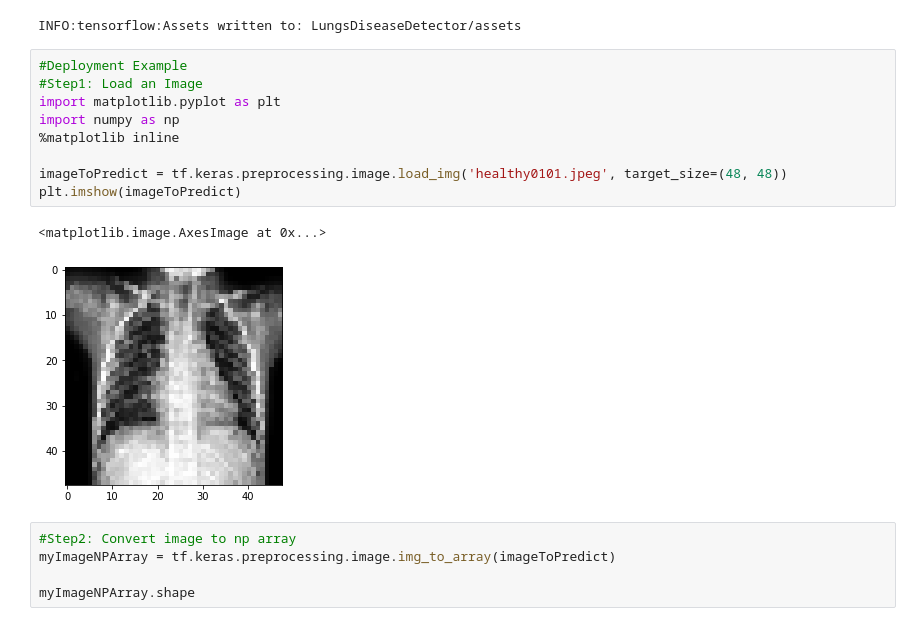
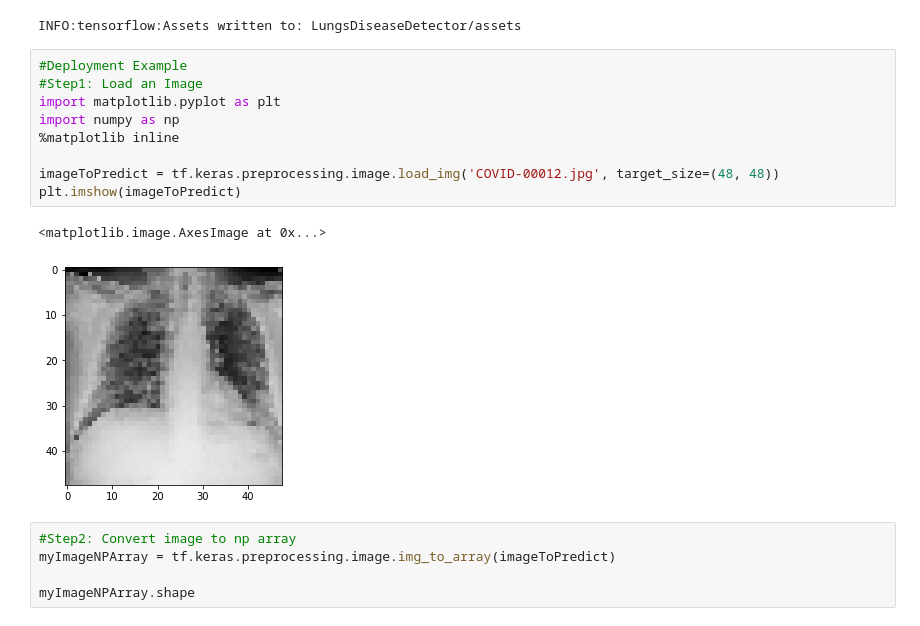
Before and after one commit to raghavanpartha/FirstApp, a Jupyter notebook: CNN_Lung_infection_prediction_raj.ipynb, the cells around one changed output. Drawn from its saved outputs; the diff is of its cells as text.

```diff
--- a/CNN_Lung_infection_prediction_raj.ipynb
+++ b/CNN_Lung_infection_prediction_raj.ipynb
@@ -346,15 +353,15 @@ INFO:tensorflow:Assets written to: LungsDiseaseDetector/assets
 # %%
 #Deployment Example
 #Step1: Load an Image
 import matplotlib.pyplot as plt
 import numpy as np
 %matplotlib inline
 
-imageToPredict = tf.keras.preprocessing.image.load_img('healthy0101.jpeg', target_size=(48, 48))
+imageToPredict = tf.keras.preprocessing.image.load_img('COVID-00012.jpg', target_size=(48, 48))
 plt.imshow(imageToPredict)
 # %% [output]
 <matplotlib.image.AxesImage at 0x...>
-[figure, old version]
+[figure, new version]
 # %%
 #Step2: Convert image to np array
 myImageNPArray = tf.keras.preprocessing.image.img_to_array(imageToPredict)
```
Also changed, not shown: parts of 7 cells of this notebook.
